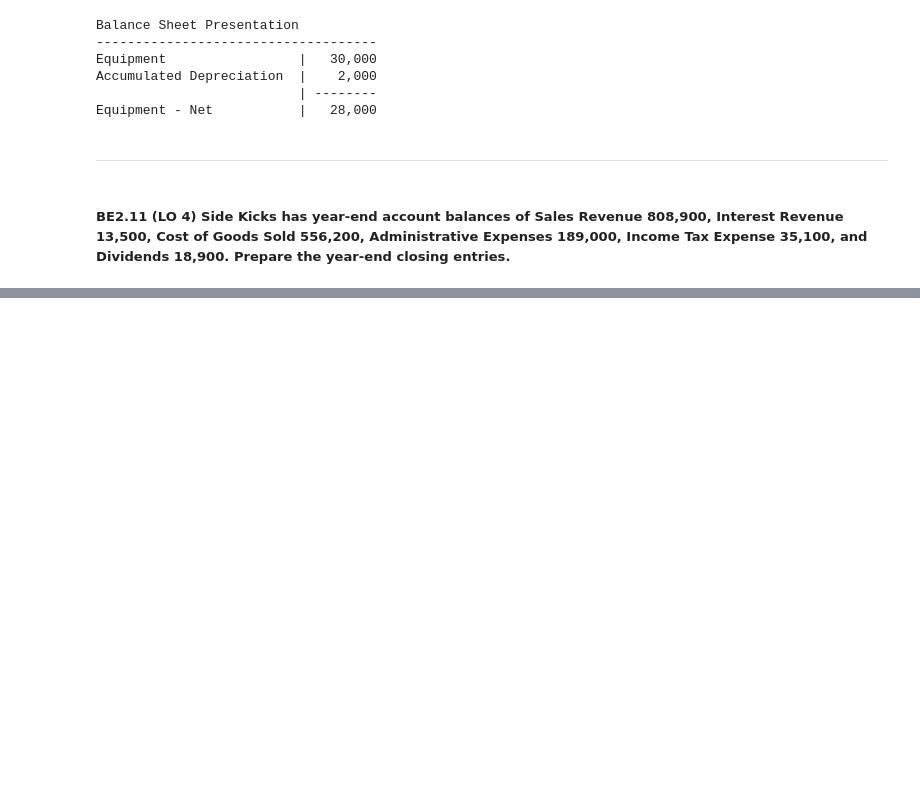
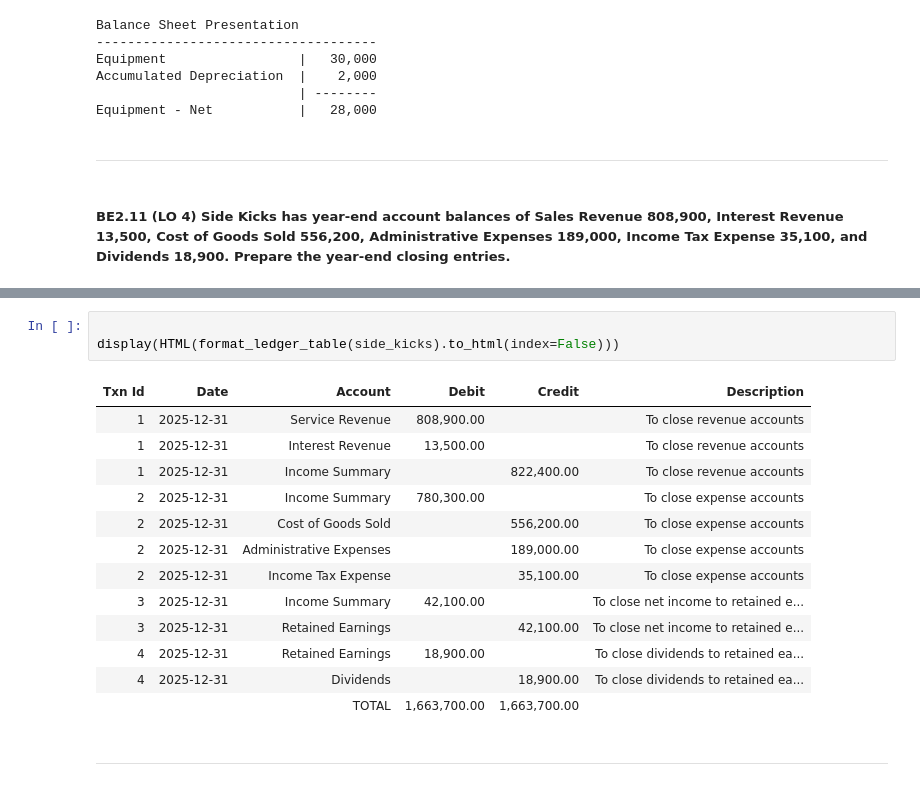
Before and after one commit to ekmartinez/Accounting, a Jupyter notebook: 01_The_Accounting_Information_System/01_The_Accounting_Information_System_Brief_Exercises.ipynb, the cells around one changed output, grey strips where cells are left out. Saved outputs shown, nothing was run; the diff lists cells and outputs as text; blank space fills up the shorter version.

```diff
--- a/01_The_Accounting_Information_System/01_The_Accounting_Information_System_Brief_Exercises.ipynb
+++ b/01_The_Accounting_Information_System/01_The_Accounting_Information_System_Brief_Exercises.ipynb
@@ -592,0 +650,19 @@ Equipment - Net           |   28,000
+# %%
+
+display(HTML(format_ledger_table(side_kicks).to_html(index=False)))
+# %% [output]
+| Txn Id | Date | Account | Debit | Credit | Description |
+| 1 | 2025-12-31 | Service Revenue | 808,900.00 |  | To close revenue accounts |
+| 1 | 2025-12-31 | Interest Revenue | 13,500.00 |  | To close revenue accounts |
+| 1 | 2025-12-31 | Income Summary |  | 822,400.00 | To close revenue accounts |
+| 2 | 2025-12-31 | Income Summary | 780,300.00 |  | To close expense accounts |
+| 2 | 2025-12-31 | Cost of Goods Sold |  | 556,200.00 | To close expense accounts |
+| 2 | 2025-12-31 | Administrative Expenses |  | 189,000.00 | To close expense accounts |
+| 2 | 2025-12-31 | Income Tax Expense |  | 35,100.00 | To close expense accounts |
+| 3 | 2025-12-31 | Income Summary | 42,100.00 |  | To close net income to retained e... |
+| 3 | 2025-12-31 | Retained Earnings |  | 42,100.00 | To close net income to retained e... |
+| 4 | 2025-12-31 | Retained Earnings | 18,900.00 |  | To close dividends to retained ea... |
+| 4 | 2025-12-31 | Dividends |  | 18,900.00 | To close dividends to retained ea... |
+|  |  | TOTAL | 1,663,700.00 | 1,663,700.00 |  |
+# %% [markdown]
+---
```
Also changed, not shown: parts of 1 cell of this notebook.
